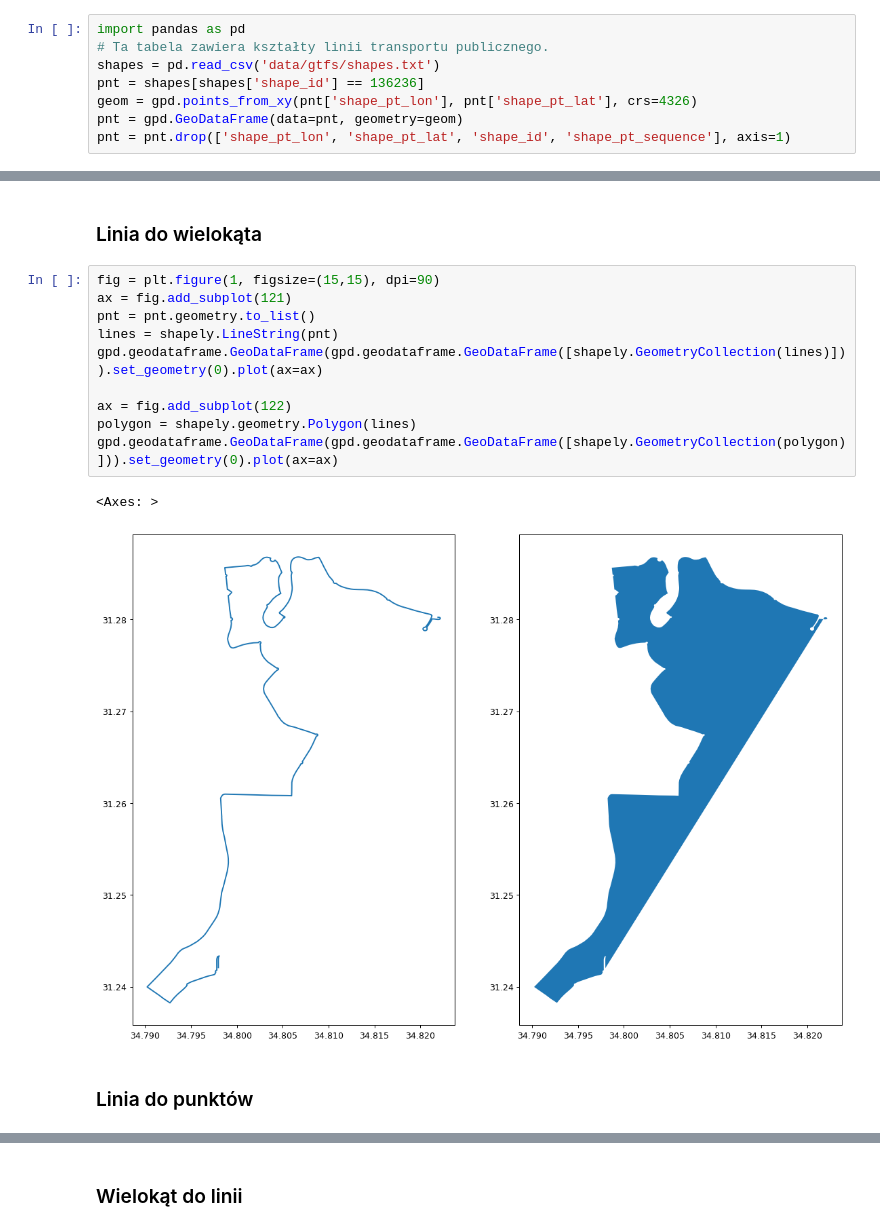
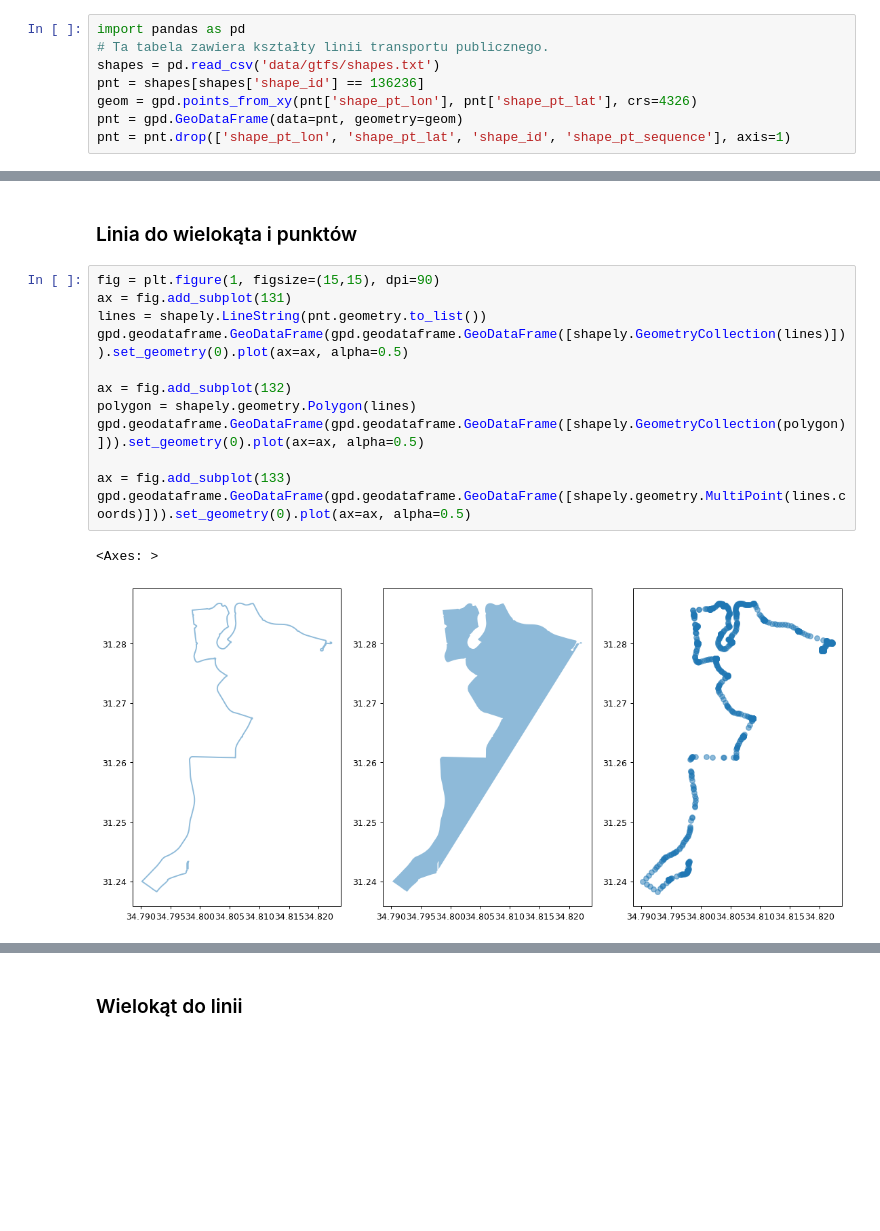
Before and after one commit to dandon223/spdb_projekt, a Jupyter notebook: badania.ipynb, the cells around one changed output, grey strips where cells are left out. Drawn from its saved outputs; the diff is of its cells as text; blank space fills up the shorter version.

```diff
--- a/badania.ipynb
+++ b/badania.ipynb
@@ -184,17 +184,17 @@ gpd.geodataframe.GeoDataFrame(gpd.geodataframe.GeoDataFrame([shapely.GeometryCol
 # %% [markdown]
-### Linia do wielokąta
+### Linia do wielokąta i punktów
 # %%
 fig = plt.figure(1, figsize=(15,15), dpi=90)
-ax = fig.add_subplot(121)
-pnt = pnt.geometry.to_list()
-lines = shapely.LineString(pnt)
-gpd.geodataframe.GeoDataFrame(gpd.geodataframe.GeoDataFrame([shapely.GeometryCollection(lines)])).set_geometry(0).plot(ax=ax)
+ax = fig.add_subplot(131)
+lines = shapely.LineString(pnt.geometry.to_list())
+gpd.geodataframe.GeoDataFrame(gpd.geodataframe.GeoDataFrame([shapely.GeometryCollection(lines)])).set_geometry(0).plot(ax=ax, alpha=0.5)
 
-ax = fig.add_subplot(122)
+ax = fig.add_subplot(132)
 polygon = shapely.geometry.Polygon(lines)
-gpd.geodataframe.GeoDataFrame(gpd.geodataframe.GeoDataFrame([shapely.GeometryCollection(polygon)])).set_geometry(0).plot(ax=ax)
+gpd.geodataframe.GeoDataFrame(gpd.geodataframe.GeoDataFrame([shapely.GeometryCollection(polygon)])).set_geometry(0).plot(ax=ax, alpha=0.5)
+
+ax = fig.add_subplot(133)
+gpd.geodataframe.GeoDataFrame(gpd.geodataframe.GeoDataFrame([shapely.geometry.MultiPoint(lines.coords)])).set_geometry(0).plot(ax=ax, alpha=0.5)
 # %% [output]
 <Axes: >
-[figure, old version]
+[figure, new version]
-# %% [markdown]
-### Linia do punktów
```
Also changed, not shown: parts of 17 cells of this notebook.
